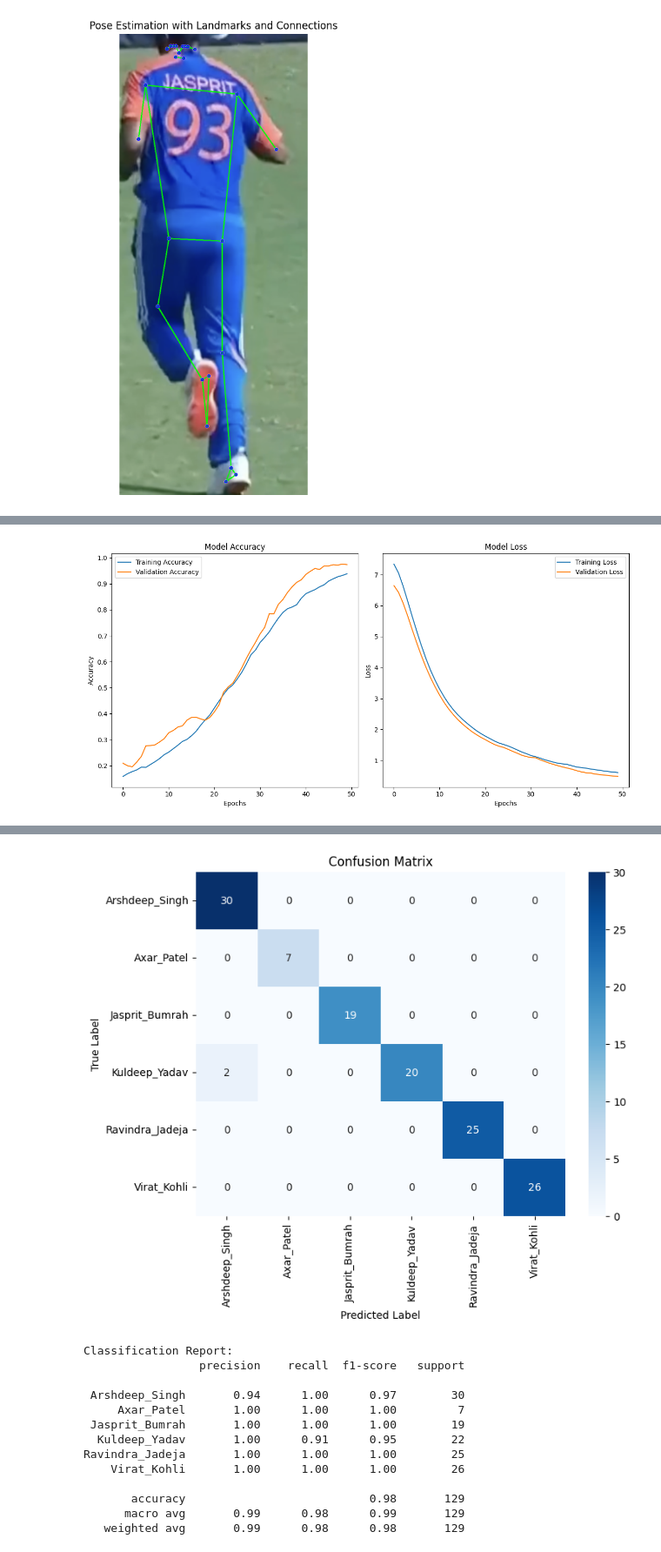
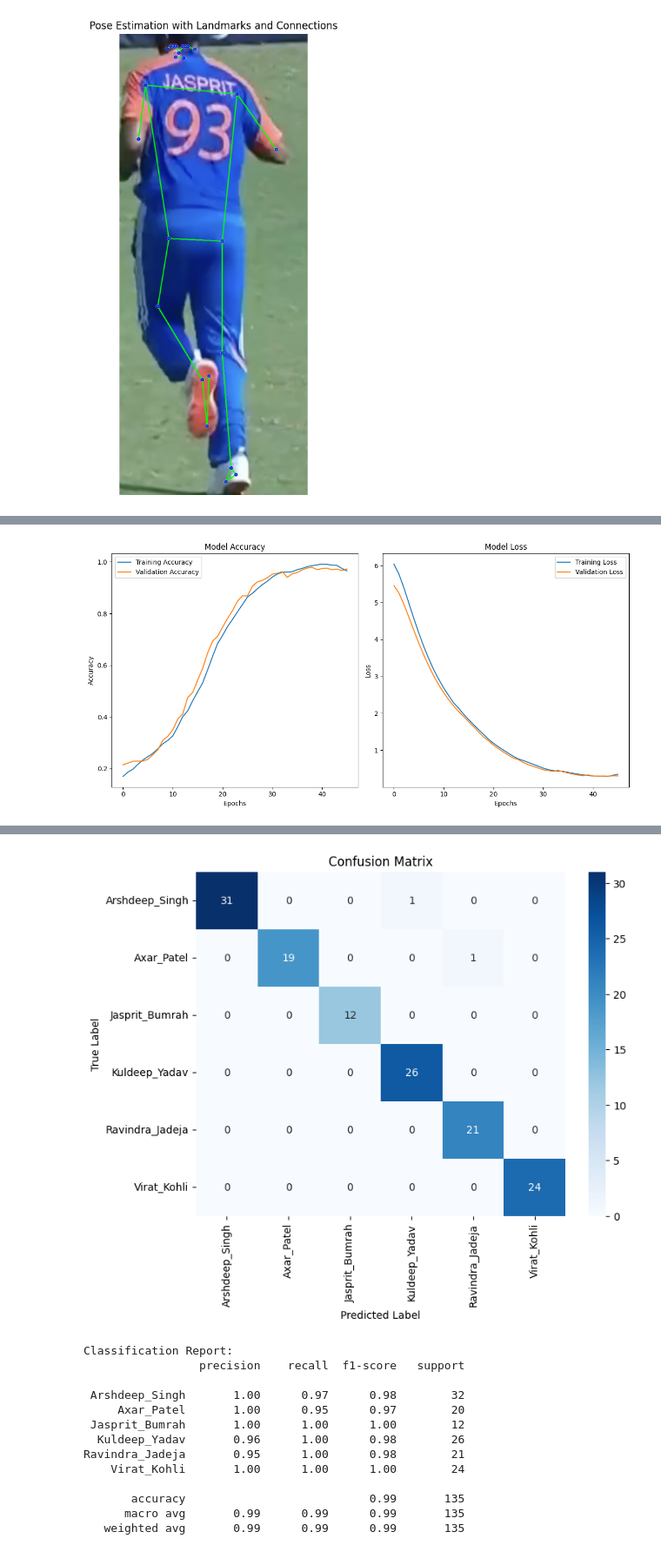
Before and after one commit to Nadun999/FYP, a Jupyter notebook: CricXpert/Hybrid_Spatio_Temporal_Model_For_Gait_Analysis/saved_models/LSTM/pose_estimation.ipynb, the cells around one changed output, grey strips where cells are left out. Shown: that part at 87% size. Saved outputs shown, nothing was run; the diff lists cells and outputs as text; code cells hidden in the pictures.

Commit message:
added more data to axar to support

```diff
--- a/CricXpert/Hybrid_Spatio_Temporal_Model_For_Gait_Analysis/saved_models/LSTM/pose_estimation.ipynb
+++ b/CricXpert/Hybrid_Spatio_Temporal_Model_For_Gait_Analysis/saved_models/LSTM/pose_estimation.ipynb
@@ -188,10 +188,15 @@ def calculate_joint_angle(pose_sequence, hip_idx, knee_idx, ankle_idx):
     cos_angle = np.dot(vec_hip_knee, vec_knee_ankle) / (np.linalg.norm(vec_hip_knee) * np.linalg.norm(vec_knee_ankle))
     angle = np.arccos(cos_angle)
     return np.degrees(angle)
+
+# Calculate joint accelerations between two consecutive frames (acceleration is the change in velocity)
+def calculate_acceleration(velocity_t, velocity_t1):
+    acceleration = velocity_t1 - velocity_t
+    return acceleration
 # %%
-# Function to calculate temporal features (step length, velocity, joint angles)
-def calculate_features(pose_landmarks, previous_landmarks=None):
-    frame_features = [0] * 5  # Five features (step length, velocity x2, joint angles x2)
+# Function to calculate temporal features (step length, velocity, joint angles, joint acceleration)
+def calculate_features(pose_landmarks, previous_landmarks=None, previous_velocities=None):
+    frame_features = [0] * 7  # Seven features (step length, velocity x2, joint angles x2, acceleration x2)
 
     # Step Length
     step_length = calculate_step_length(pose_landmarks)
@@ -204,6 +209,13 @@ def calculate_features(pose_landmarks, previous_landmarks=None):
         frame_features[1] = left_ankle_velocity
         frame_features[2] = right_ankle_velocity
 
+        # Joint Accelerations (use previous velocities if available)
+        if previous_velocities is not None:
+            left_ankle_acceleration = calculate_acceleration(previous_velocities[0], left_ankle_velocity)
+            right_ankle_acceleration = calculate_acceleration(previous_velocities[1], right_ankle_velocity)
+            frame_features[5] = left_ankle_acceleration
+            frame_features[6] = right_ankle_acceleration
+
     # Joint Angles (hip-knee-ankle)
     left_leg_angle = calculate_joint_angle(pose_landmarks, 23, 25, 27)
     right_leg_angle = calculate_joint_angle(pose_landmarks, 24, 26, 28)
@@ -221,6 +233,8 @@ def load_and_preprocess_data(root_folder, net, output_layers):
         player_folder = os.path.join(root_folder, player_name)
         if os.path.isdir(player_folder):
             previous_landmarks = None
+            previous_velocities = None
+
             for img_file in os.listdir(player_folder):
                 if img_file.lower().endswith(valid_extensions):
                     img_path = os.path.join(player_folder, img_file)
@@ -240,10 +254,16 @@ def load_and_preprocess_data(root_folder, net, output_layers):
                             # Extract pose landmarks using MediaPipe Pose
                             pose_landmarks = extract_pose_landmarks(cropped_img)
                             if pose_landmarks is not None:
-                                # Extract temporal features (step length, velocity, joint angles)
-                                frame_features = calculate_features(pose_landmarks, previous_landmarks)
+                                # Extract temporal features (step length, velocity, joint angles, acceleration)
+                                frame_features = calculate_features(pose_landmarks, previous_landmarks, previous_velocities)
 
-                                # Store current landmarks as previous for velocity calculation
+                                # Store current landmarks as previous for velocity and acceleration calculation
+                                if previous_landmarks is not None:
+                                    previous_velocities = [
+                                        frame_features[1],  # Left ankle velocity
+                                        frame_features[2]   # Right ankle velocity
+                                    ]
+
                                 previous_landmarks = pose_landmarks
 
                                 # Append frame features
@@ -312,10 +332,10 @@ from tensorflow.keras.regularizers import l2
 def build_lstm_model(sequence_length, num_features, num_classes):
 
     model = Sequential()
-    model.add(GRU(128, input_shape=(sequence_length, num_features), return_sequences=False))
+    model.add(GRU(128, input_shape=(sequence_length, num_features), return_sequences=False, kernel_regularizer=l2(0.07)))
     model.add(Dropout(0.4))
-    model.add(Dense(32, activation='relu', kernel_regularizer=l2(0.07)))
-    model.add(Dropout(0.3))
+    # model.add(Dense(32, activation='relu', kernel_regularizer=l2(0.07)))
+    # model.add(Dropout(0.3))
     model.add(Dense(32, activation='relu', kernel_regularizer=l2(0.07)))
     model.add(Dropout(0.3))
     model.add(Dense(num_classes, activation='softmax'))
@@ -383,7 +403,7 @@ def print_classification_report(y_true, y_pred, classes):
     print(report)
 # %%
 # Example Usage:
-output_frame_folder = '/Users/nadunsenarathne/Downloads/Documents/IIT/4th Year/FYP/CricXpert/Hybrid_Spatio_Temporal_Model_For_Gait_Analysis/extracted_frames'
+output_frame_folder = '/Users/nadunsenarathne/Downloads/Documents/IIT/4th Year/FYP/CricXpert/Hybrid_Spatio_Temporal_Model_For_Gait_Analysis/temporal_data'
 net, output_layers = load_yolo()  # Load YOLO model
 features, labels, encoder = load_and_preprocess_data(output_frame_folder, net, output_layers)  # Load and preprocess data
 
@@ -458 +478 @@ Test accuracy: 0.9844961166381836
-[figure, old version]
+[figure, new version]
@@ -460,14 +480,14 @@ Test accuracy: 0.9844961166381836
-[figure, old version]
+[figure, new version]
 Classification Report:
                  precision    recall  f1-score   support
 
- Arshdeep_Singh       0.94      1.00      0.97        30
-     Axar_Patel       1.00      1.00      1.00         7
- Jasprit_Bumrah       1.00      1.00      1.00        19
-  Kuldeep_Yadav       1.00      0.91      0.95        22
-Ravindra_Jadeja       1.00      1.00      1.00        25
-    Virat_Kohli       1.00      1.00      1.00        26
+ Arshdeep_Singh       1.00      0.97      0.98        32
+     Axar_Patel       1.00      0.95      0.97        20
+ Jasprit_Bumrah       1.00      1.00      1.00        12
+  Kuldeep_Yadav       0.96      1.00      0.98        26
+Ravindra_Jadeja       0.95      1.00      0.98        21
+    Virat_Kohli       1.00      1.00      1.00        24
 
-       accuracy                           0.98       129
-      macro avg       0.99      0.98      0.99       129
-   weighted avg       0.99      0.98      0.98       129
+       accuracy                           0.99       135
+      macro avg       0.99      0.99      0.99       135
+   weighted avg       0.99      0.99      0.99       135
```
Also changed, not shown: parts of 2 cells of this notebook, 6 other files.
